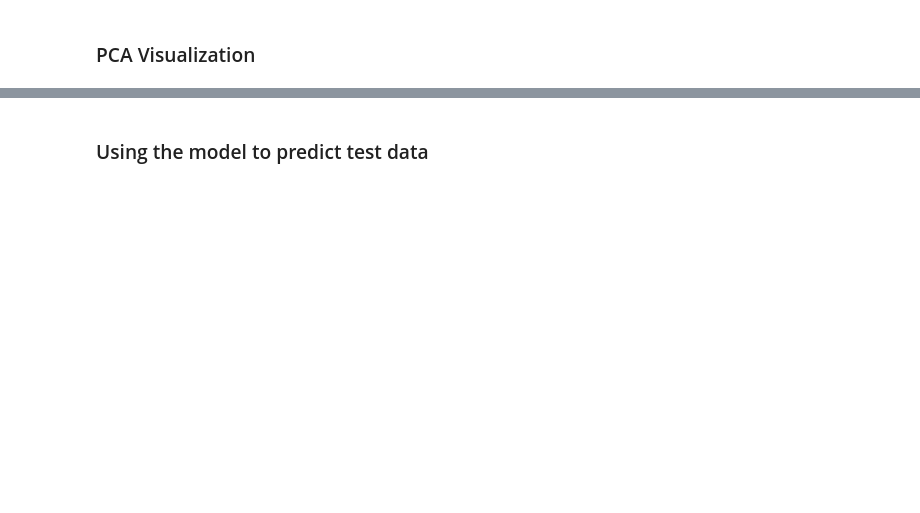
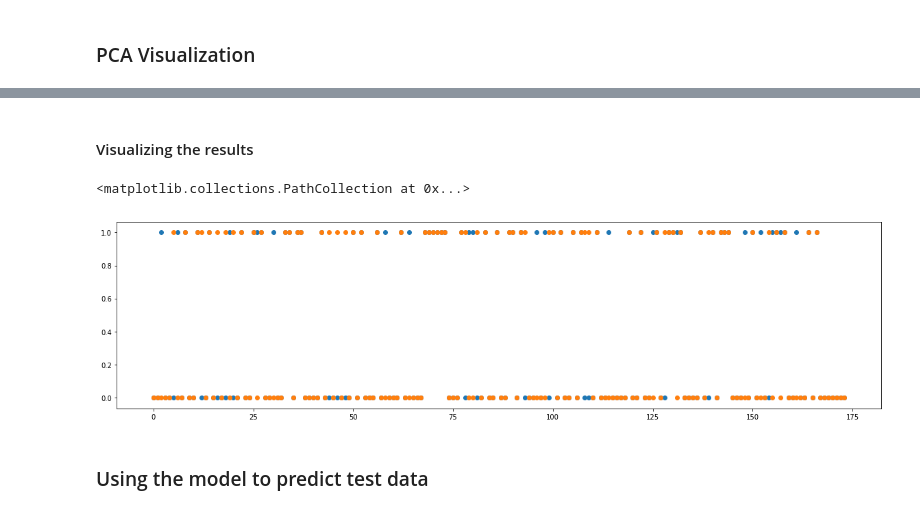
Before and after one commit to yuri-motta/ml, a Jupyter notebook: projects/titanic/kaggle_competition/titanic-ymlrs-SVM.ipynb, the cells around one changed output, grey strips where cells are left out. Saved outputs shown, nothing was run; the diff lists cells and outputs as text; code cells hidden in the pictures; blank space fills up the shorter version.

```diff
--- a/projects/titanic/kaggle_competition/titanic-ymlrs-SVM.ipynb
+++ b/projects/titanic/kaggle_competition/titanic-ymlrs-SVM.ipynb
@@ -208,6 +314,15 @@ SVC(C=10.0, cache_size=200, class_weight=None, coef0=0.0,
   decision_function_shape='ovr', degree=1, gamma='auto_deprecated',
   kernel='rbf', max_iter=-1, probability=False, random_state=None,
   shrinking=True, tol=0.001, verbose=False)
+# %% [markdown]
+#### Visualizing the results
+# %%
+plt.figure(figsize=(20, 5))
+plt.scatter(range(0, y_test.shape[0]), y_test)
+plt.scatter(range(0, y_pred.shape[0]), y_pred)
+# %% [output]
+<matplotlib.collections.PathCollection at 0x...>
+[figure, added]
 # %% [markdown]
 ### Using the model to predict test data
 # %%
```
Also changed, not shown: parts of 13 cells of this notebook, 1 other file.
